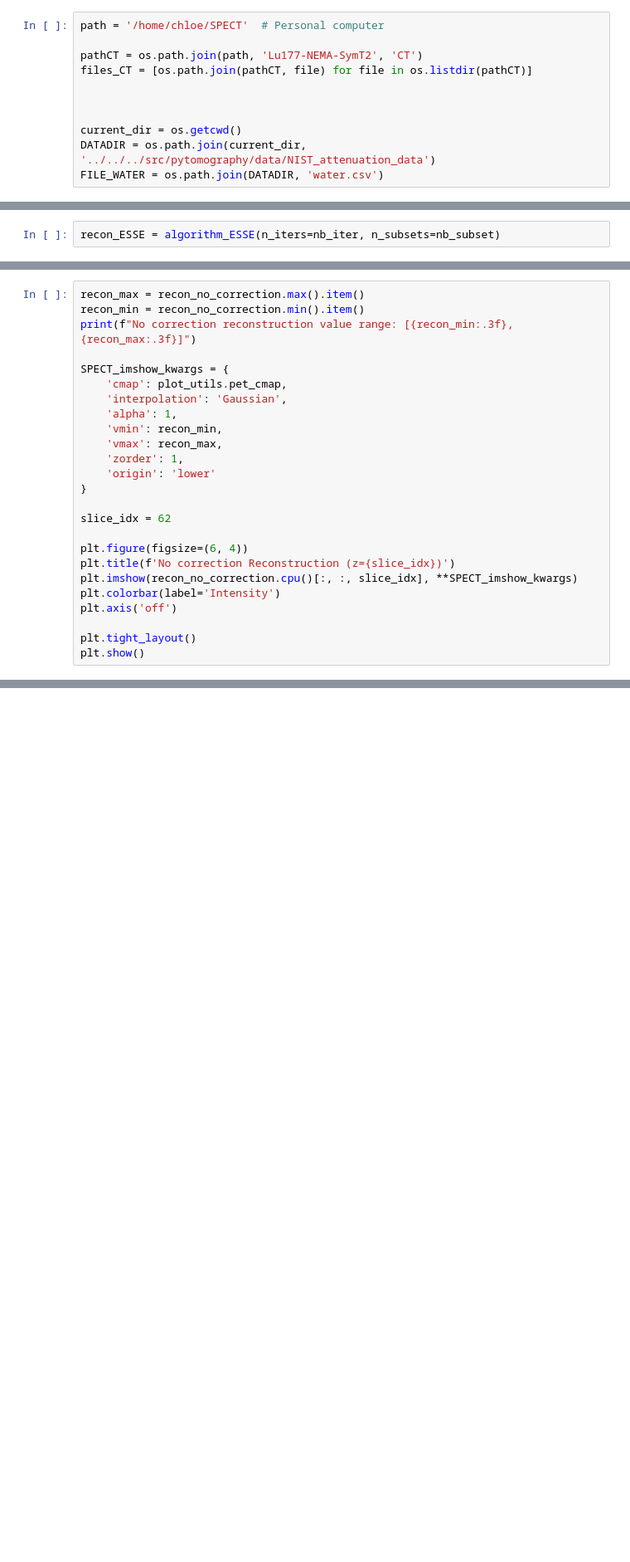
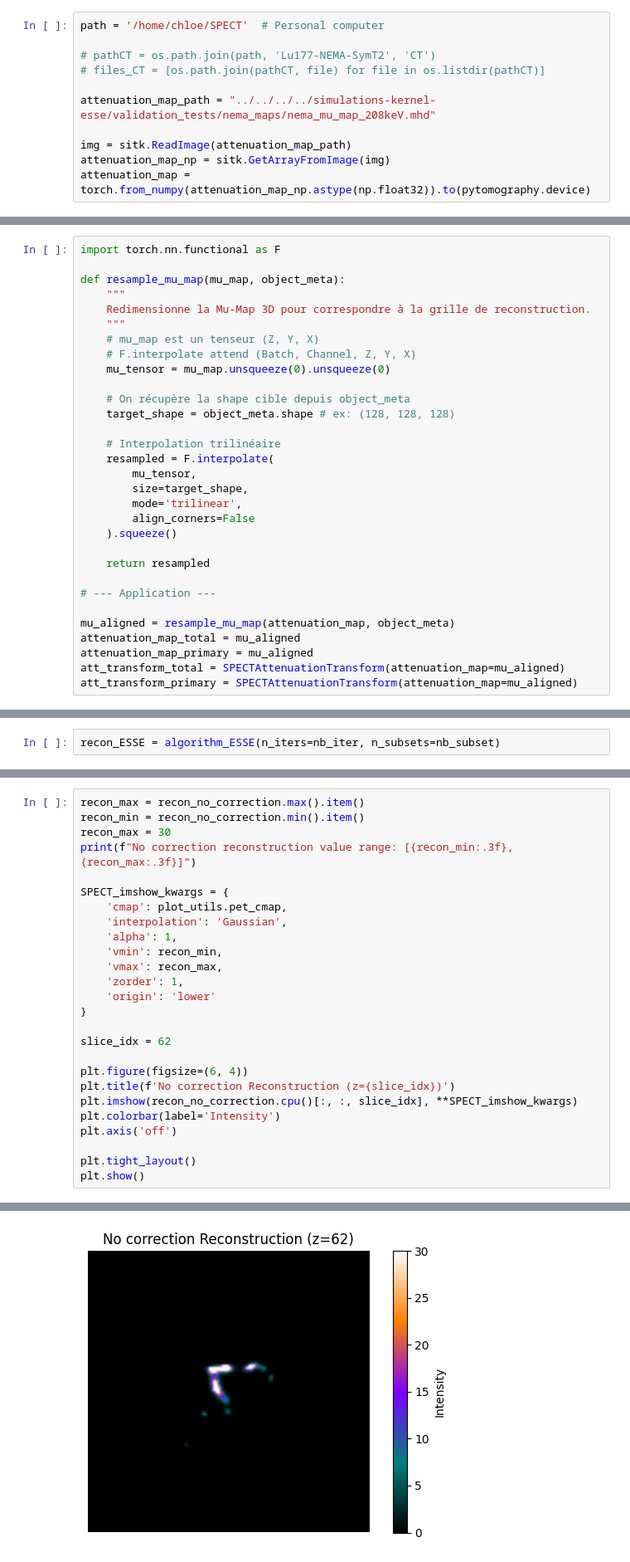
Before and after one commit to Nebulaaae/PyTomography, a Jupyter notebook: docs/source/notebooks/mc_esse_tew_comparison.ipynb, the cells around one changed output, grey strips where cells are left out. Shown at 83% size. Drawn from its saved outputs; the diff is of its cells as text; blank space fills up the shorter version.

Commit message:
Add attenuation map and experiments from gate ground truth

```diff
--- a/docs/source/notebooks/mc_esse_tew_comparison.ipynb
+++ b/docs/source/notebooks/mc_esse_tew_comparison.ipynb
@@ -120,14 +213,14 @@ Attention : Taille attendue 327680 mais trouvé 49152
 # %%
 path = '/home/chloe/SPECT'  # Personal computer
 
-pathCT = os.path.join(path, 'Lu177-NEMA-SymT2', 'CT')
-files_CT = [os.path.join(pathCT, file) for file in os.listdir(pathCT)]
+# pathCT = os.path.join(path, 'Lu177-NEMA-SymT2', 'CT')
+# files_CT = [os.path.join(pathCT, file) for file in os.listdir(pathCT)]
 
+attenuation_map_path = "../../../../simulations-kernel-esse/validation_tests/nema_maps/nema_mu_map_208keV.mhd"
 
-
-current_dir = os.getcwd()
-DATADIR = os.path.join(current_dir, '../../../src/pytomography/data/NIST_attenuation_data')
-FILE_WATER = os.path.join(DATADIR, 'water.csv')
+img = sitk.ReadImage(attenuation_map_path)
+attenuation_map_np = sitk.GetArrayFromImage(img)
+attenuation_map = torch.from_numpy(attenuation_map_np.astype(np.float32)).to(pytomography.device)
 # %%
 pytomography.device = 'cpu'
 pytomography.dtype = torch.float32
@@ -177,3 +279,34 @@ NameError: name 'attenuation_map_total' is not defined
+# %%
+import torch.nn.functional as F
+
+def resample_mu_map(mu_map, object_meta):
+    """
+    Redimensionne la Mu-Map 3D pour correspondre à la grille de reconstruction.
+    """
+    # mu_map est un tenseur (Z, Y, X)
+    # F.interpolate attend (Batch, Channel, Z, Y, X)
+    mu_tensor = mu_map.unsqueeze(0).unsqueeze(0)
+
+    # On récupère la shape cible depuis object_meta
+    target_shape = object_meta.shape # ex: (128, 128, 128)
+
+    # Interpolation trilinéaire
+    resampled = F.interpolate(
+        mu_tensor,
+        size=target_shape,
+        mode='trilinear',
+        align_corners=False
+    ).squeeze()
+
+    return resampled
+
+# --- Application ---
+
+mu_aligned = resample_mu_map(attenuation_map, object_meta)
+attenuation_map_total = mu_aligned
+attenuation_map_primary = mu_aligned
+att_transform_total = SPECTAttenuationTransform(attenuation_map=mu_aligned)
+att_transform_primary = SPECTAttenuationTransform(attenuation_map=mu_aligned)
 # %%
 system_matrix_no_correction = SPECTSystemMatrix(
     obj2obj_transforms = [att_transform_total, psf_transform],
@@ -327,6 +460,7 @@ def plot_comparative_spect(recon1, recon2, vmax, label1, label2, slice_idx=None)
 # %%
 recon_max = recon_no_correction.max().item()
 recon_min = recon_no_correction.min().item()
+recon_max = 30
 print(f"No correction reconstruction value range: [{recon_min:.3f}, {recon_max:.3f}]")
 
 SPECT_imshow_kwargs = {
@@ -349,3 +483,4 @@ plt.axis('off')
 
 plt.tight_layout()
 plt.show()
+# %% [output]
@@ -352,3 +488,4 @@ plt.show()
+[figure, added]
 # %%
 recon_max = recon_no_scatter.max().item()
 recon_min = recon_no_scatter.min().item()
```
Also changed, not shown: parts of 18 cells of this notebook.
